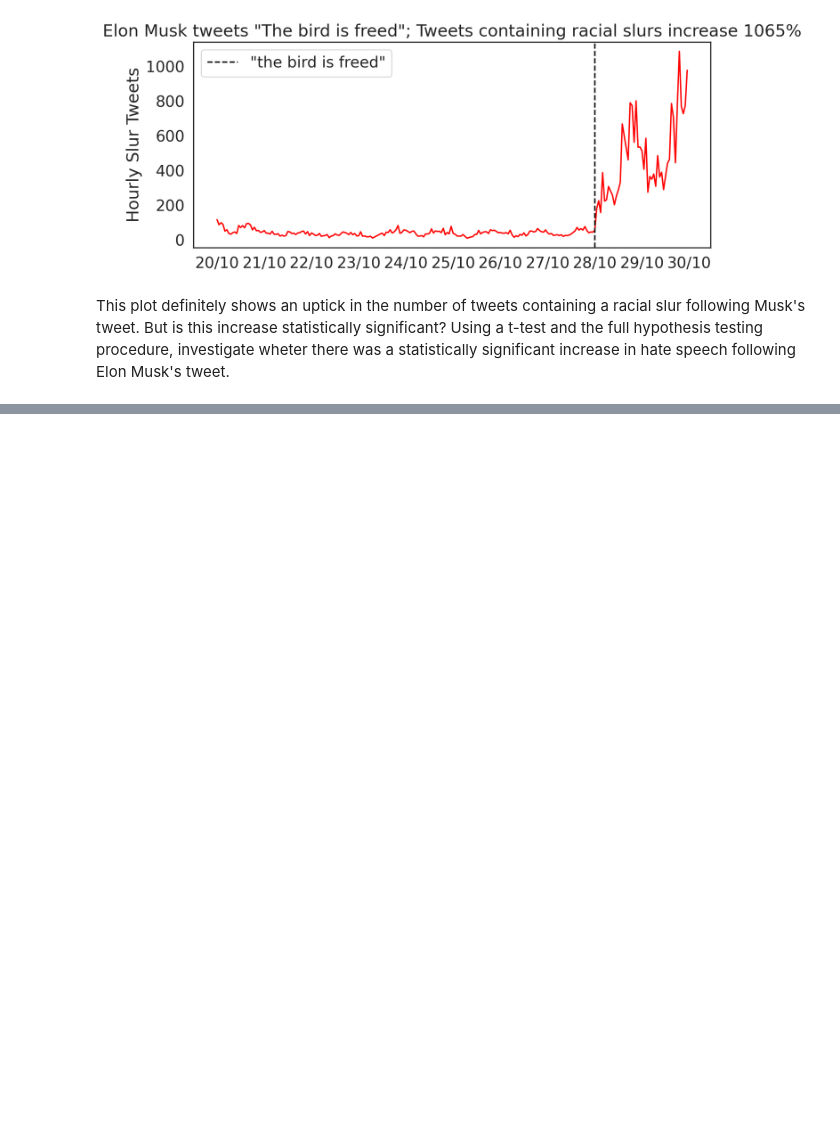
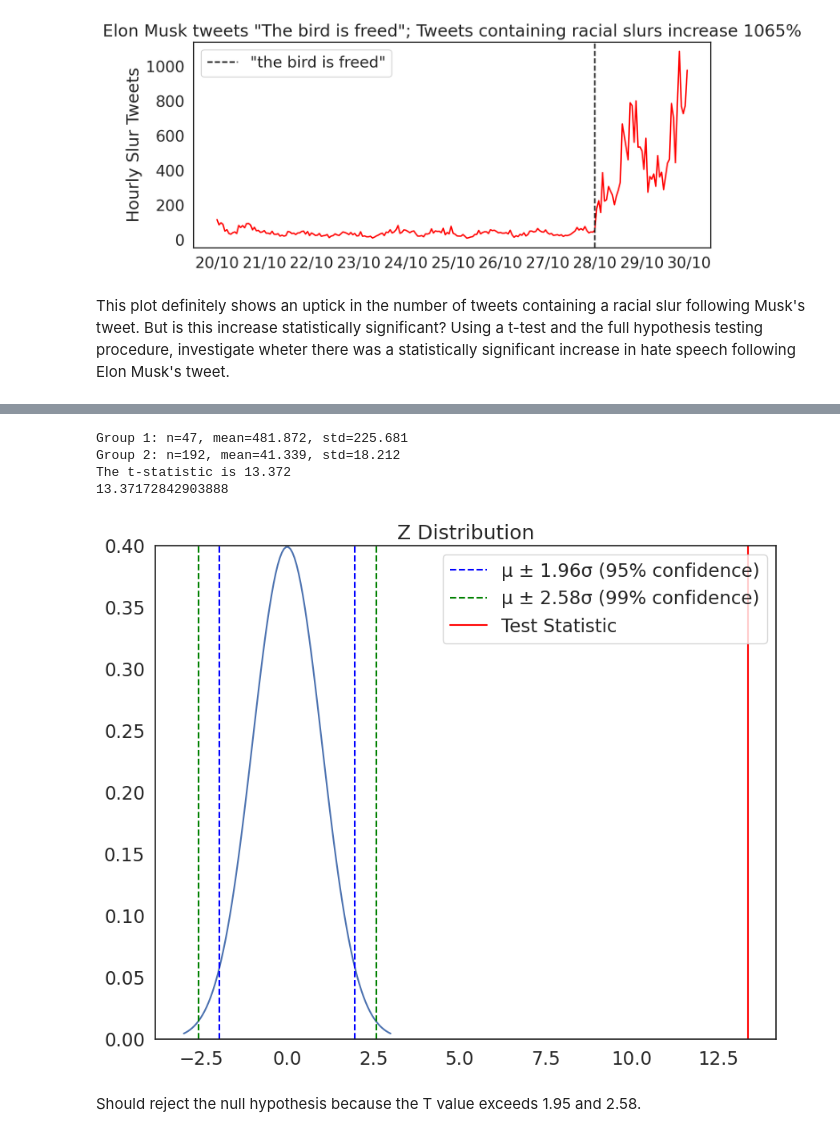
Before and after one commit to CathyZhang1/QM2, a Jupyter notebook: notebooks/W07. Hypothesis Testing.ipynb, the cells around one changed output, grey strips where cells are left out. Drawn from its saved outputs; the diff is of its cells as text; code cells hidden in the pictures; blank space fills up the shorter version.

```diff
--- a/notebooks/W07. Hypothesis Testing.ipynb
+++ b/notebooks/W07. Hypothesis Testing.ipynb
@@ -396,20 +353,0 @@ def manual_ttest(group1, group2, plot=False): # define a function called "manual
-# %%
-def plot_z(test_statistic):
-    mu, se= 0, 1 # create two variables, a mean "mu" equal to zero, and standard deviation "se" equal to 1
-    x = np.linspace(mu - 3*se, mu + 3*se, 100) # create a range of values from -3 to 3 standard deviations
-
-    plt.plot(x, norm.pdf(x, mu, se)) # plot the normal distribution
-    plt.axvline(mu-se*1.96, color='blue', linestyle='dashed', linewidth=1.5,label='µ ± 1.96σ (95% confidence)') # plot a vertical line at the mean plus 2 standard deviations
-    plt.axvline(mu+se*1.96, color='blue', linestyle='dashed', linewidth=1.5)  # plot a vertical line at the mean minus 2 standard deviations
-    plt.axvline(mu-se*2.58, color='green', linestyle='dashed', linewidth=1.5,label='µ ± 2.58σ (99% confidence)') # plot a vertical line at the mean plus 2 standard deviations
-    plt.axvline(mu+se*2.58, color='green', linestyle='dashed', linewidth=1.5)  # plot a vertical line at the mean minus 2 standard deviations
-
-    plt.axvline(test_statistic, color='red', linestyle='solid', linewidth=1.5,label='Test Statistic') # plot a vertical line at the test statistic
-
-
-    plt.ylim(0,0.4)
-    plt.legend()
-    plt.title('Z Distribution') # add a title
-    plt.show()
-
-plot_z(-2.3)
@@ -429,0 +366,16 @@ reject the data difference for the Musk's tweet.
+# %%
+pre_mean=tweets[tweets['hour']<tweet]['count']
+post_mean=tweets[tweets['hour']>tweet]['count']
+
+
+t = manual_ttest(post_mean,pre_mean)
+print(t)
+plot_z(t)
+# %% [output]
+Group 1: n=47, mean=481.872, std=225.681
+Group 2: n=192, mean=41.339, std=18.212
+The t-statistic is 13.372
+13.37172842903888
+[figure, added]
+# %% [markdown]
+Should reject the null hypothesis because the T value exceeds 1.95 and 2.58.
```
Also changed, not shown: parts of 19 cells of this notebook.
